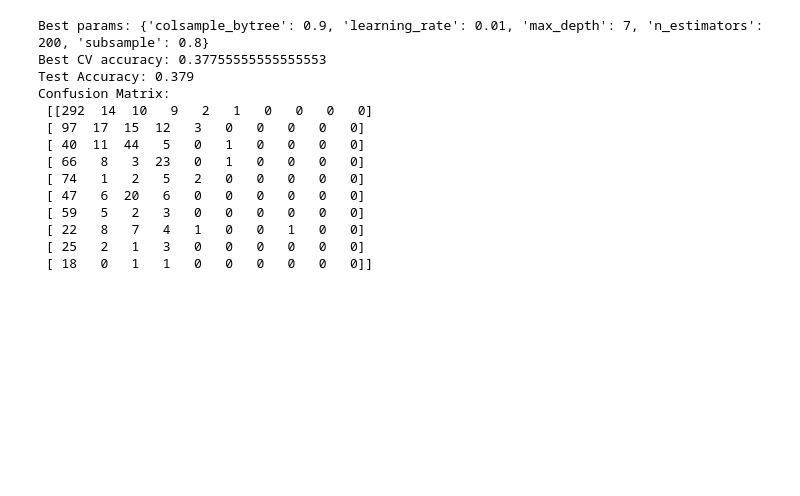
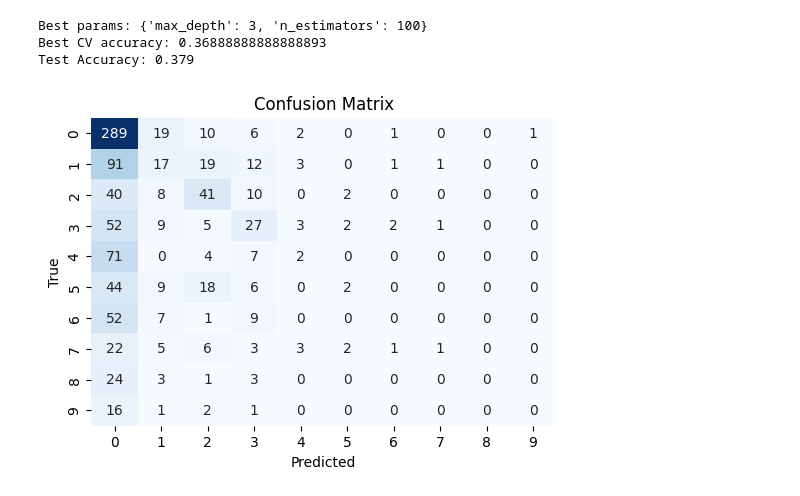
Before and after one commit to lindyjc/539-crime-busters, a Jupyter notebook: xgb_model_baseline.ipynb, the cells around one changed output. Saved outputs shown, nothing was run; the diff lists cells and outputs as text; code cells hidden in the pictures; blank space fills up the shorter version.

Commit message:
XGB Classifier model

```diff
--- a/xgb_model_baseline.ipynb
+++ b/xgb_model_baseline.ipynb
@@ -10,54 +15,42 @@ y_train = np.load('./y_train_fixed.npy')
 X_test = np.load('./X_test.npy')
 y_test = np.load('./y_test_fixed.npy')
 # %%
-from xgboost import XGBClassifier
-from sklearn.model_selection import GridSearchCV
-from sklearn.metrics import confusion_matrix
-from sklearn.metrics import accuracy_score
-
 xgb = XGBClassifier()
 param_grid = {
-    'max_depth': [3, 5, 7, 9],
-    'learning_rate': [0.01, 0.1, 0.2],
-    'subsample': [0.8, 0.9, 1.0],
-    'colsample_bytree': [0.8, 0.9, 1.0],
-    'n_estimators': [50, 100, 200]
-}
+    "n_estimators": [100, 200, 300],
+    "max_depth": [3, 5, 7]}
 
 grid = GridSearchCV(
     estimator=xgb,
     param_grid=param_grid,
     scoring="accuracy",
     cv=5)
 
 grid.fit(X_train, y_train)
 
 print("Best params:", grid.best_params_)
 print("Best CV accuracy:", grid.best_score_)
 
 best_model = grid.best_estimator_
 
 y_pred = best_model.predict(X_test)
 
 # Accuracy
 test_acc = accuracy_score(y_test, y_pred)
 print("Test Accuracy:", test_acc)
 
 # Confusion Matrix
-cm = confusion_matrix(y_test, y_pred)
-print("Confusion Matrix:\n", cm)
+conf_matrix = confusion_matrix(y_test, y_pred)
+
+plt.figure(figsize=(6, 4))
+sns.heatmap(conf_matrix, annot=True, fmt='g', cmap='Blues', cbar=False)
+
+plt.title('Confusion Matrix')
+plt.xlabel('Predicted')
+plt.ylabel('True')
+plt.show()
 # %% [output]
-Best params: {'colsample_bytree': 0.9, 'learning_rate': 0.01, 'max_depth': 7, 'n_estimators': 200, 'subsample': 0.8}
-Best CV accuracy: 0.37755555555555553
+Best params: {'max_depth': 3, 'n_estimators': 100}
+Best CV accuracy: 0.36888888888888893
 Test Accuracy: 0.379
-Confusion Matrix:
- [[292  14  10   9   2   1   0   0   0   0]
- [ 97  17  15  12   3   0   0   0   0   0]
- [ 40  11  44   5   0   1   0   0   0   0]
- [ 66   8   3  23   0   1   0   0   0   0]
- [ 74   1   2   5   2   0   0   0   0   0]
- [ 47   6  20   6   0   0   0   0   0   0]
- [ 59   5   2   3   0   0   0   0   0   0]
- [ 22   8   7   4   1   0   0   1   0   0]
- [ 25   2   1   3   0   0   0   0   0   0]
- [ 18   0   1   1   0   0   0   0   0   0]]
+[figure, added]
```
Also changed, not shown: parts of 1 cell of this notebook.
